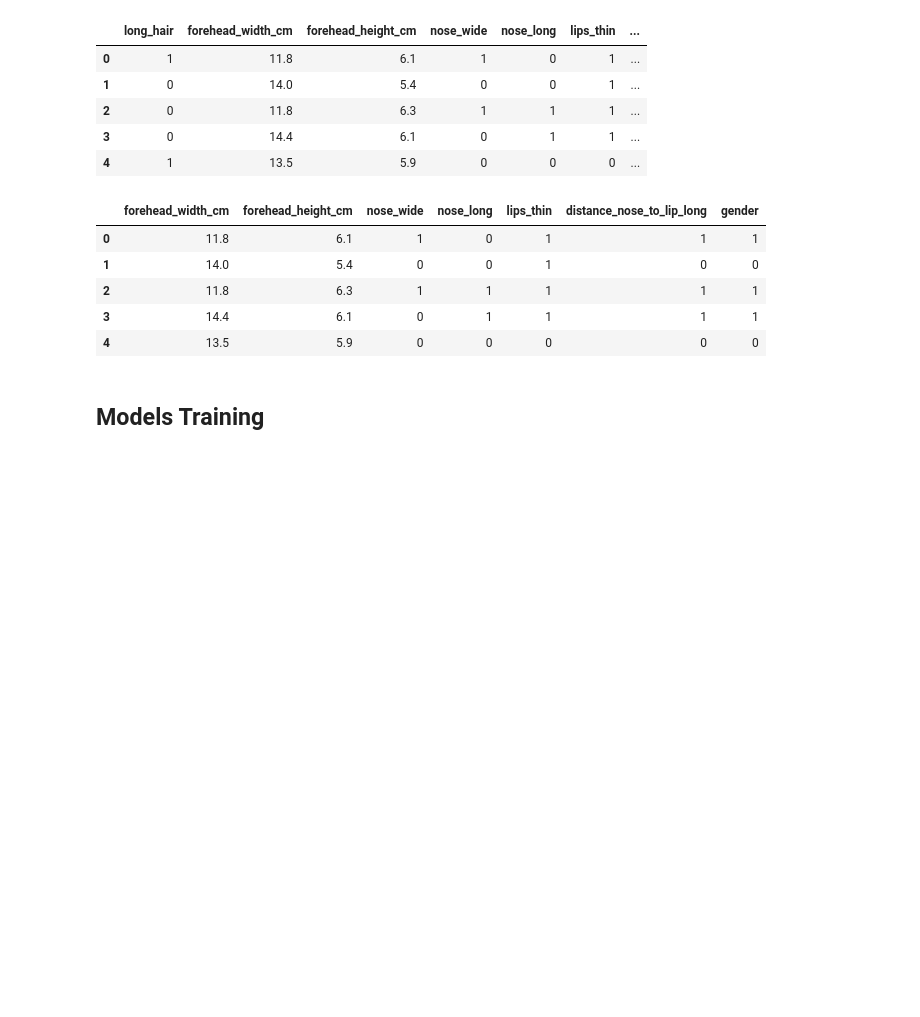
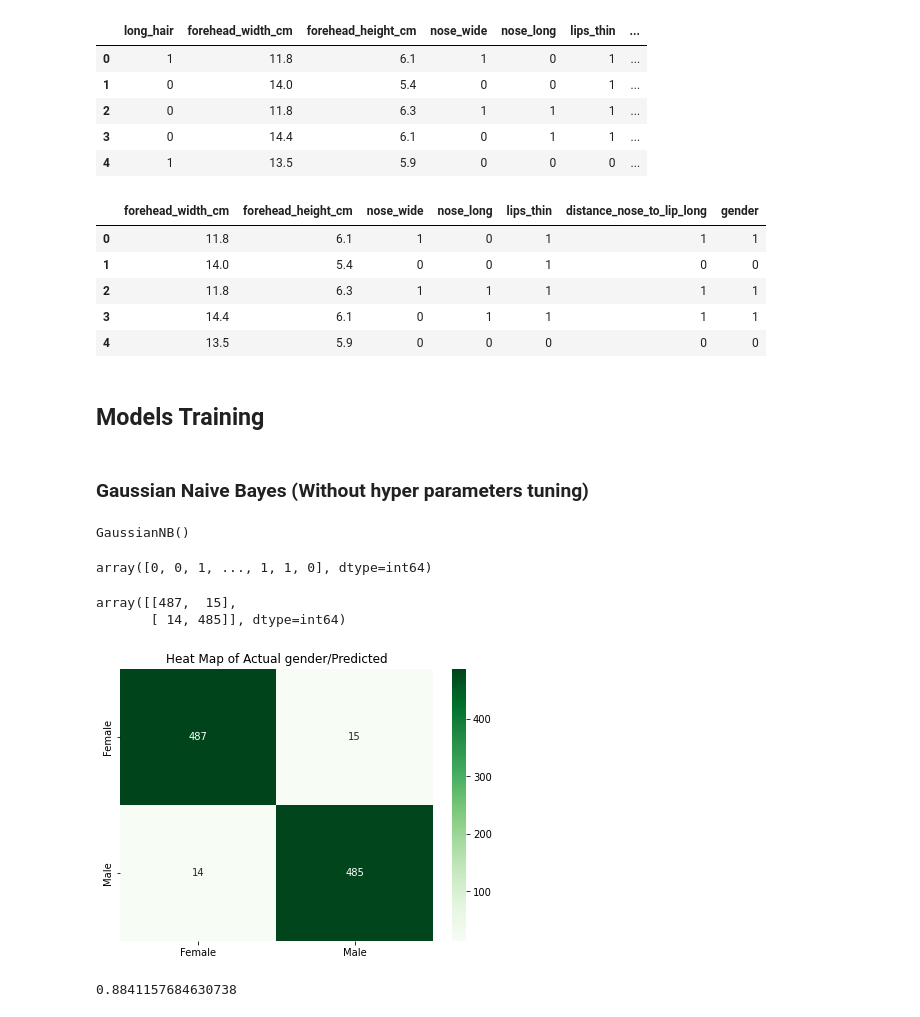
Before and after one commit to munas-git/Gender-classification, a Jupyter notebook: gender-classification.ipynb, the cells around one changed output. Cells and saved outputs as stored; diff of their text form; code cells hidden in the pictures; blank space fills up the shorter version.

Commit message:
Un-tuned Gaussians NaiveBayes trained

```diff
--- a/gender-classification.ipynb
+++ b/gender-classification.ipynb
@@ -243,17 +244,33 @@ data.head()
 | 4 | 13.5 | 5.9 | 0 | 0 | 0 | 0 | 0 |
 # %% [markdown]
 ## Models Training
+# %% [markdown]
+### Gaussian Naive Bayes (Without hyper parameters tuning)
 # %%
-# model = GaussianNB()
-# model.fit(x_train, y_train)
+model = GaussianNB()
+model.fit(x_train, y_train)
+# %% [output]
+GaussianNB()
 # %%
-# predictions = model.predict(x_test)
-# predictions
+predictions = model.predict(x_test)
+predictions
+# %% [output]
+array([0, 0, 1, ..., 1, 1, 0], dtype=int64)
 # %%
-# cm = confusion_matrix(y_test, predictions)
-# cm
+NB_confusion_matrix = confusion_matrix(y_test, predictions)
+NB_confusion_matrix
+# %% [output]
+array([[487,  15],
+       [ 14, 485]], dtype=int64)
 # %%
-# plt.figure(figsize=(7,5))
-# sns.heatmap(cm, cmap='Greens', annot=True, fmt='') #fmt specifies format i.e 2dp percentage, whole number. float
-# plt.title("Heat Map of Actual gender/Predicted")
-# plt.show()
+plt.figure(figsize=(7,5))
+sns.heatmap(NB_confusion_matrix, cmap='Greens', annot=True, fmt='', xticklabels=['Female', 'Male'], yticklabels=['Female', 'Male']) #fmt specifies format i.e 2dp percentage, whole number. float
+plt.title("Heat Map of Actual gender/Predicted")
+
+plt.show()
+# %% [output]
+[figure, added]
+# %%
+r2_score(y_test, predictions)
+# %% [output]
+0.8841157684630738
```
Also changed, not shown: parts of 1 cell of this notebook.
